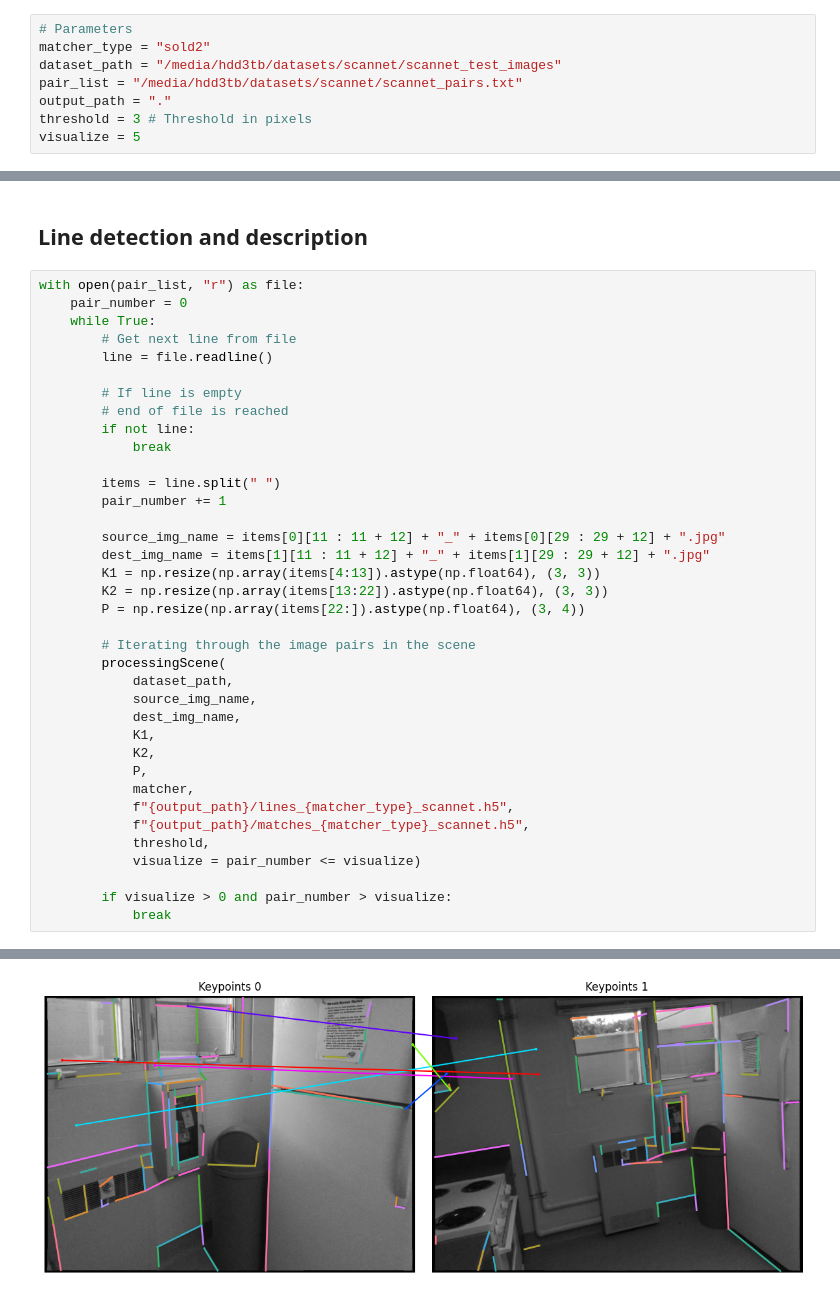
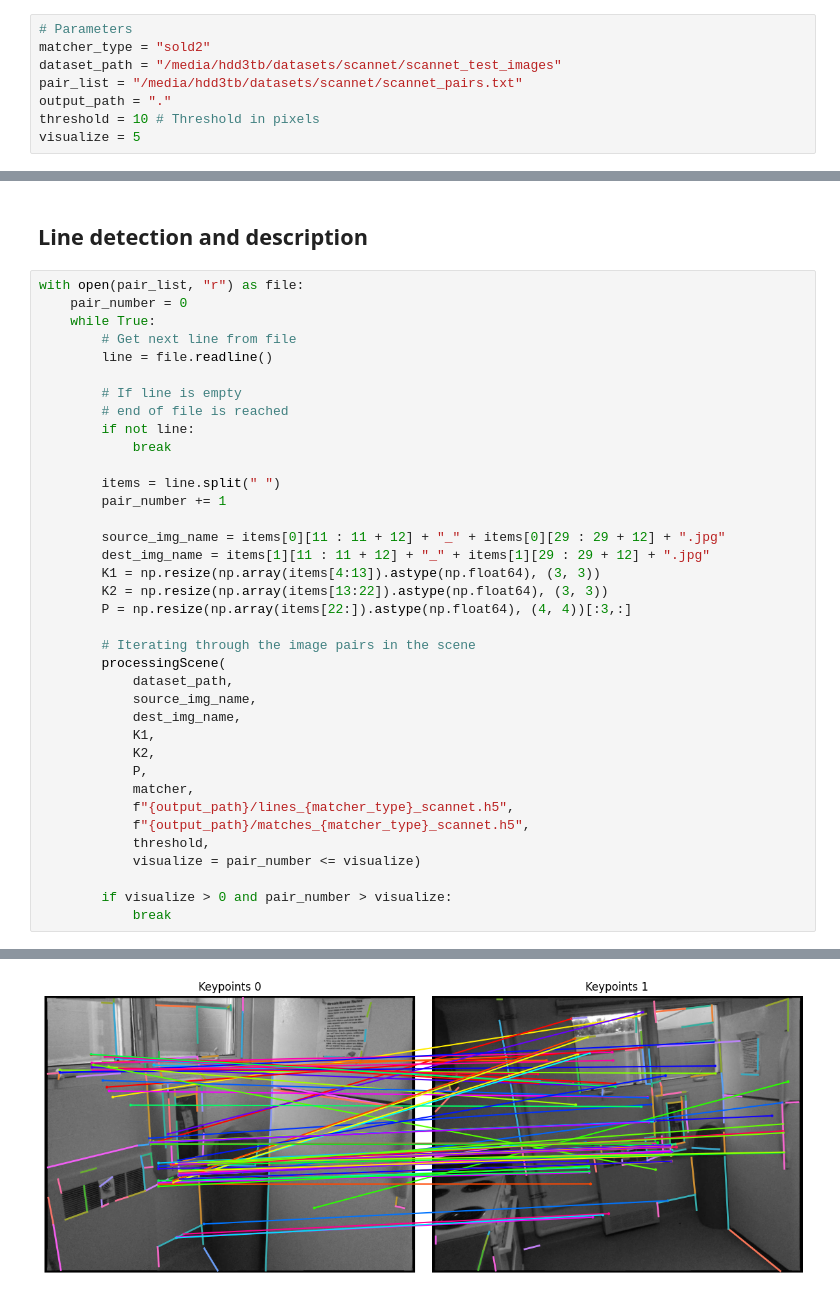
Before and after one commit to danini/robust-line-based-estimator, a Jupyter notebook: robust_line_based_estimator/line_junction_test_scannet.ipynb, the cells around one changed output, grey strips where cells are left out. Drawn from its saved outputs; the diff is of its cells as text.

```diff
--- a/robust_line_based_estimator/line_junction_test_scannet.ipynb
+++ b/robust_line_based_estimator/line_junction_test_scannet.ipynb
@@ -17,7 +17,7 @@ matcher_type = "sold2"
 dataset_path = "/media/hdd3tb/datasets/scannet/scannet_test_images"
 pair_list = "/media/hdd3tb/datasets/scannet/scannet_pairs.txt"
 output_path = "."
-threshold = 3 # Threshold in pixels
+threshold = 10 # Threshold in pixels
 visualize = 5
 # %%
 # Initializing the line matcher
@@ -166,7 +166,7 @@ with open(pair_list, "r") as file:
         dest_img_name = items[1][11 : 11 + 12] + "_" + items[1][29 : 29 + 12] + ".jpg"
         K1 = np.resize(np.array(items[4:13]).astype(np.float64), (3, 3))
         K2 = np.resize(np.array(items[13:22]).astype(np.float64), (3, 3))
-        P = np.resize(np.array(items[22:]).astype(np.float64), (3, 4))
+        P = np.resize(np.array(items[22:]).astype(np.float64), (4, 4))[:3,:]
 
         # Iterating through the image pairs in the scene
         processingScene(
@@ -201 +201 @@ Inlier number = 7
-[figure, old version]
+[figure, new version]
```
Also changed, not shown: parts of 1 cell of this notebook, 2 other files.
